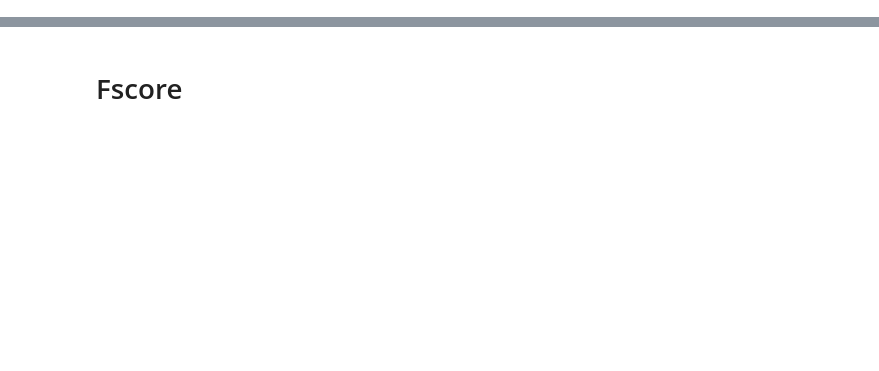
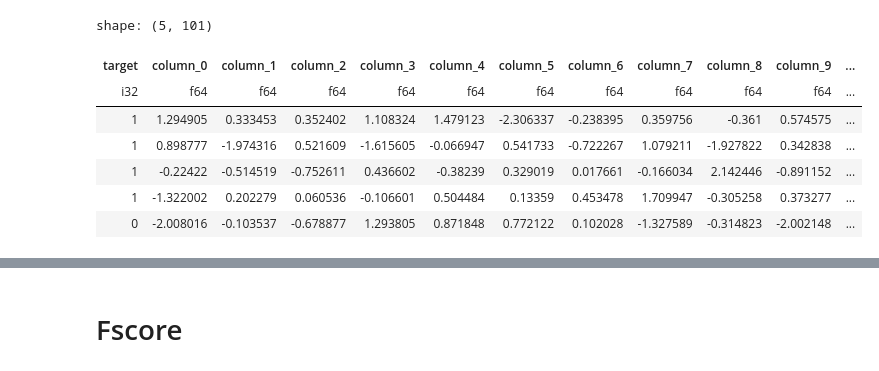
Before and after one commit to abstractqqq/dsds, a Jupyter notebook: examples/dsds_comparisons.ipynb, the cells around one changed output, grey strips where cells are left out. Cells and saved outputs as stored; diff of their text form; code cells hidden in the pictures; blank space fills up the shorter version.

```diff
--- a/examples/dsds_comparisons.ipynb
+++ b/examples/dsds_comparisons.ipynb
@@ -36,0 +45,3 @@ You may restart the kernel after each section. But remember to rerun the cells a
+# %%
+features = df.columns
+features.remove("target")
@@ -36,0 +69,12 @@ You may restart the kernel after each section. But remember to rerun the cells a
+# %%
+scaled = t.scale(df, cols=features, strategy="normal")
+scaled.head()
+# %% [output]
+shape: (5, 101)
+| target | column_0 | column_1 | column_2 | column_3 | column_4 | column_5 | column_6 | column_7 | column_8 | column_9 | ... |
+| i32 | f64 | f64 | f64 | f64 | f64 | f64 | f64 | f64 | f64 | f64 | ... |
+| 1 | 1.294905 | 0.333453 | 0.352402 | 1.108324 | 1.479123 | -2.306337 | -0.238395 | 0.359756 | -0.361 | 0.574575 | ... |
+| 1 | 0.898777 | -1.974316 | 0.521609 | -1.615605 | -0.066947 | 0.541733 | -0.722267 | 1.079211 | -1.927822 | 0.342838 | ... |
+| 1 | -0.22422 | -0.514519 | -0.752611 | 0.436602 | -0.38239 | 0.329019 | 0.017661 | -0.166034 | 2.142446 | -0.891152 | ... |
+| 1 | -1.322002 | 0.202279 | 0.060536 | -0.106601 | 0.504484 | 0.13359 | 0.453478 | 1.709947 | -0.305258 | 0.373277 | ... |
+| 0 | -2.008016 | -0.103537 | -0.678877 | 1.293805 | 0.871848 | 0.772122 | 0.102028 | -1.327589 | -0.314823 | -2.002148 | ... |
```
Also changed, not shown: parts of 28 cells of this notebook, 6 other files.
